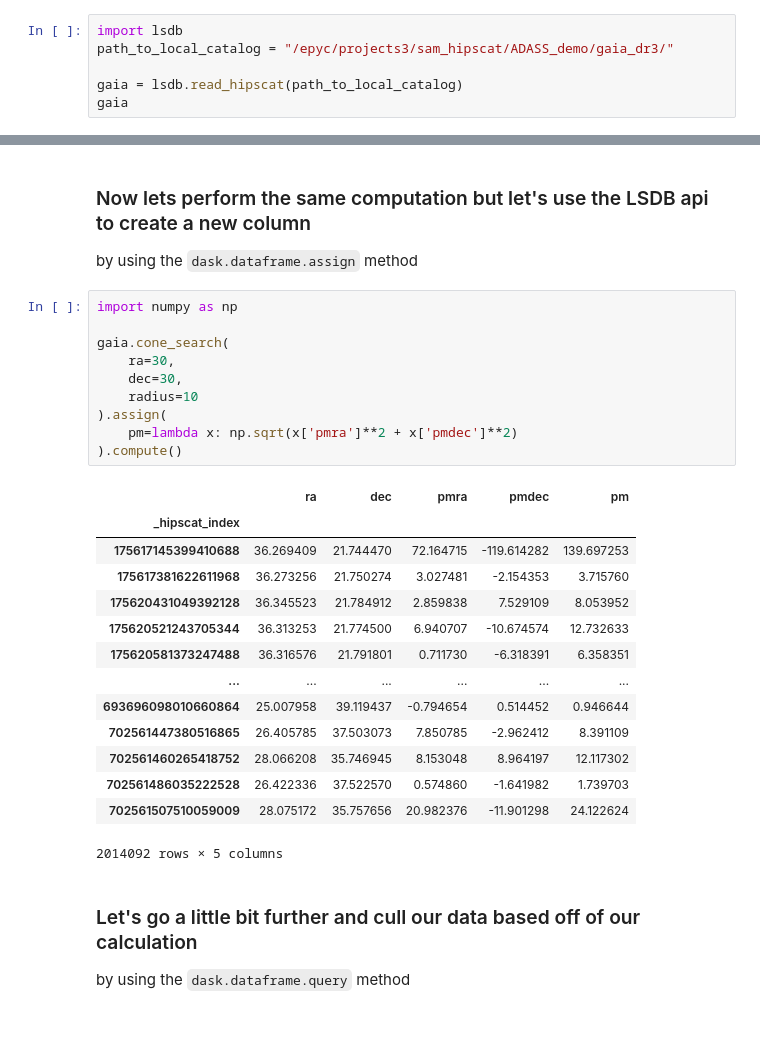
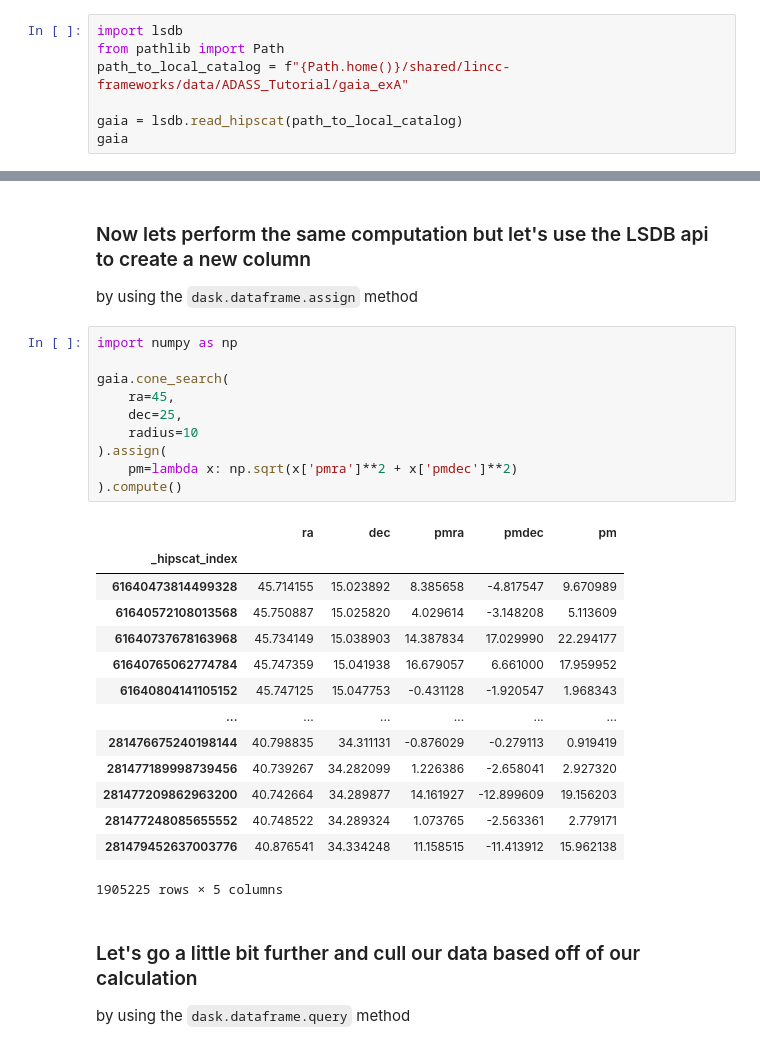
Before and after one commit to swyatt7/ADASS_LSDB_tutorial, a Jupyter notebook: nb/section2.ipynb, the cells around one changed output, grey strips where cells are left out. Cells and saved outputs as stored; diff of their text form.

Commit message:
notebooks running on lincc-hub

```diff
--- a/nb/section2.ipynb
+++ b/nb/section2.ipynb
@@ -7,7 +7,8 @@ In this notebook we will demonstrate analysis of single hipscats
 * utilize the `dask.dataframe` parallelized pandas API to concatenate methods
 # %%
 import lsdb
-path_to_local_catalog = "/epyc/projects3/sam_hipscat/ADASS_demo/gaia_dr3/"
+from pathlib import Path
+path_to_local_catalog = f"{Path.home()}/shared/lincc-frameworks/data/ADASS_Tutorial/gaia_exA"
 
 gaia = lsdb.read_hipscat(path_to_local_catalog)
 gaia
@@ -126,28 +143,28 @@ by using the `dask.dataframe.assign` method
 # %%
 import numpy as np
 
 gaia.cone_search(
-    ra=30,
-    dec=30,
+    ra=45,
+    dec=25,
     radius=10
 ).assign(
     pm=lambda x: np.sqrt(x['pmra']**2 + x['pmdec']**2)
 ).compute()
 # %% [output]
 |  | ra | dec | pmra | pmdec | pm |
 | _hipscat_index |  |  |  |  |  |
-| 175617145399410688 | 36.269409 | 21.744470 | 72.164715 | -119.614282 | 139.697253 |
-| 175617381622611968 | 36.273256 | 21.750274 | 3.027481 | -2.154353 | 3.715760 |
-| 175620431049392128 | 36.345523 | 21.784912 | 2.859838 | 7.529109 | 8.053952 |
-| 175620521243705344 | 36.313253 | 21.774500 | 6.940707 | -10.674574 | 12.732633 |
-| 175620581373247488 | 36.316576 | 21.791801 | 0.711730 | -6.318391 | 6.358351 |
+| 61640473814499328 | 45.714155 | 15.023892 | 8.385658 | -4.817547 | 9.670989 |
+| 61640572108013568 | 45.750887 | 15.025820 | 4.029614 | -3.148208 | 5.113609 |
+| 61640737678163968 | 45.734149 | 15.038903 | 14.387834 | 17.029990 | 22.294177 |
+| 61640765062774784 | 45.747359 | 15.041938 | 16.679057 | 6.661000 | 17.959952 |
+| 61640804141105152 | 45.747125 | 15.047753 | -0.431128 | -1.920547 | 1.968343 |
 | ... | ... | ... | ... | ... | ... |
-| 693696098010660864 | 25.007958 | 39.119437 | -0.794654 | 0.514452 | 0.946644 |
-| 702561447380516865 | 26.405785 | 37.503073 | 7.850785 | -2.962412 | 8.391109 |
-| 702561460265418752 | 28.066208 | 35.746945 | 8.153048 | 8.964197 | 12.117302 |
-| 702561486035222528 | 26.422336 | 37.522570 | 0.574860 | -1.641982 | 1.739703 |
-| 702561507510059009 | 28.075172 | 35.757656 | 20.982376 | -11.901298 | 24.122624 |
+| 281476675240198144 | 40.798835 | 34.311131 | -0.876029 | -0.279113 | 0.919419 |
+| 281477189998739456 | 40.739267 | 34.282099 | 1.226386 | -2.658041 | 2.927320 |
+| 281477209862963200 | 40.742664 | 34.289877 | 14.161927 | -12.899609 | 19.156203 |
+| 281477248085655552 | 40.748522 | 34.289324 | 1.073765 | -2.563361 | 2.779171 |
+| 281479452637003776 | 40.876541 | 34.334248 | 11.158515 | -11.413912 | 15.962138 |
-2014092 rows × 5 columns
+1905225 rows × 5 columns
 # %% [markdown]
 ### Let's go a little bit further and cull our data based off of our calculation
 
```
Also changed, not shown: parts of 7 cells of this notebook, 4 other files.
